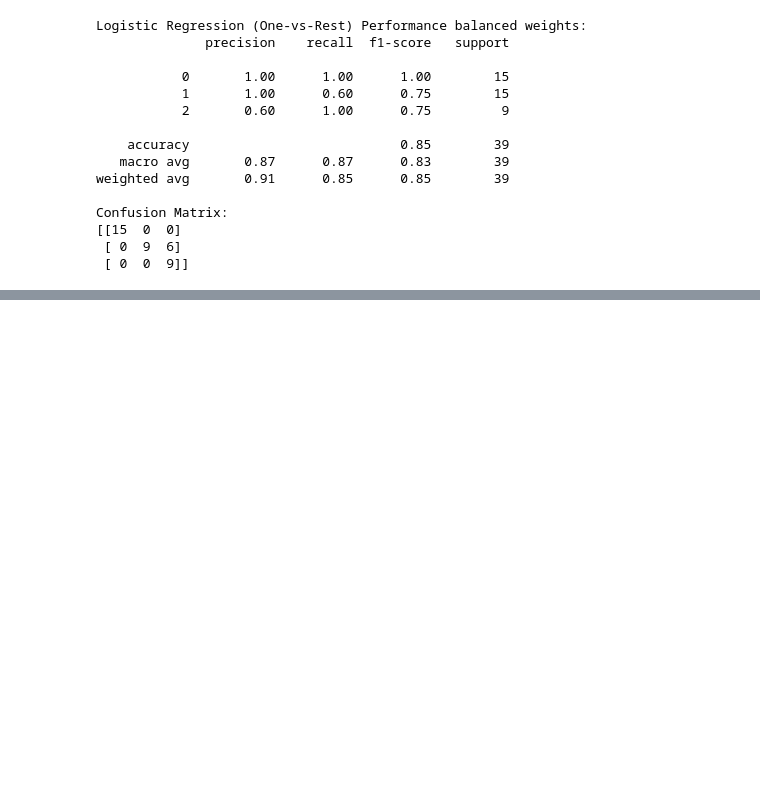
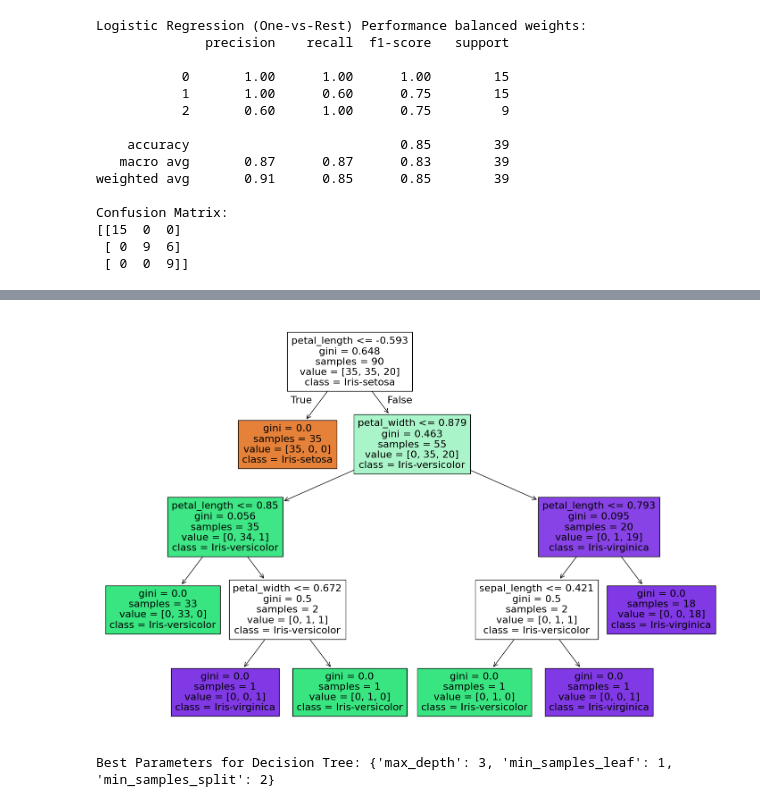
Before and after one commit to fonkerina/Data-Science-Journey, a Jupyter notebook: Week 4/Further Supervised Learning.ipynb, the cells around one changed output, grey strips where cells are left out. Saved outputs shown, nothing was run; the diff lists cells and outputs as text; code cells hidden in the pictures; blank space fills up the shorter version.

```diff
--- a/Week 4/Further Supervised Learning.ipynb
+++ b/Week 4/Further Supervised Learning.ipynb
@@ -205,23 +203,22 @@ Confusion Matrix:
  [ 0 13  2]
  [ 0  1  8]]
 # %%
+# LogReg (OVR) with sample weight balancing
 from sklearn import set_config
 
-# Enable metadata routing for OVRClassifier
+# Enable metadata routing for OVRClassifier, so that sample weights are not ignored
 set_config(enable_metadata_routing = True)
 
-# train model with sample weights using OVR with Logistic Regression
-clf = OneVsRestClassifier(LogisticRegression(class_weight = class_weights_dict, max_iter=10000))
-clf.estimator.set_fit_request(sample_weight = True)  # Explicitly request sample_weight
-clf.fit(X_train, y_train, sample_weight = sw_train)
-
-y_pred = clf.predict(X_test)
+ovr_sw = OneVsRestClassifier(LogisticRegression(class_weight = class_weights_dict, max_iter=10000))
+ovr_sw.estimator.set_fit_request(sample_weight = True)  # explicitly request sample_weight
+ovr_sw.fit(X_train, y_train, sample_weight = sw_train) # train model with sample weights
+y_pred_lrovrbalance = ovr_sw.predict(X_test)
 
 # Classification Report and Confusion Matrix
 print("\nLogistic Regression (One-vs-Rest) Performance balanced weights:")
-print(classification_report(y_test, y_pred))
+print(classification_report(y_test, y_pred_lrovrbalance))
 print("Confusion Matrix:")
-print(confusion_matrix(y_test, y_pred))
+print(confusion_matrix(y_test, y_pred_lrovrbalance))
 # %% [output]
 Logistic Regression (One-vs-Rest) Performance balanced weights:
               precision    recall  f1-score   support
@@ -240,0 +273,29 @@ Confusion Matrix:
+# %%
+# Decision Tree
+from sklearn.tree import DecisionTreeClassifier, plot_tree
+
+dt = DecisionTreeClassifier(random_state = 42)
+dt.fit(X_train, y_train)
+y_pred_dt = dt.predict(X_test)
+# %%
+# Visualise Decision Tree
+
+plt.figure(figsize = (18,12))
+plot_tree(dt, filled = True, feature_names = X.columns, class_names = le.classes_)
+plt.show()
+# %% [output]
+[figure, added]
+# %%
+# Hyperparameter Tuning
+param_grid = {
+    'max_depth': [3, 5, 7, None],
+    'min_samples_split': [2, 5, 10],
+    'min_samples_leaf': [1, 2, 4]
+}
+
+grid_search = GridSearchCV(DecisionTreeClassifier(random_state = 42), param_grid, cv = 5)
+grid_search.fit(X_train, y_train)
+
+print("Best Parameters for Decision Tree:", grid_search.best_params_)
+# %% [output]
+Best Parameters for Decision Tree: {'max_depth': 3, 'min_samples_leaf': 1, 'min_samples_split': 2}
```
Also changed, not shown: parts of 7 cells of this notebook.
